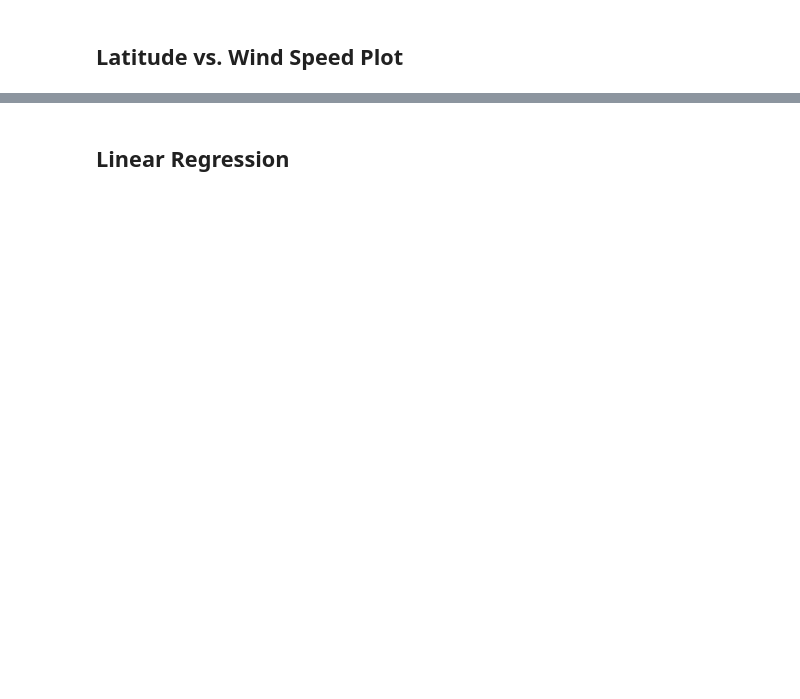
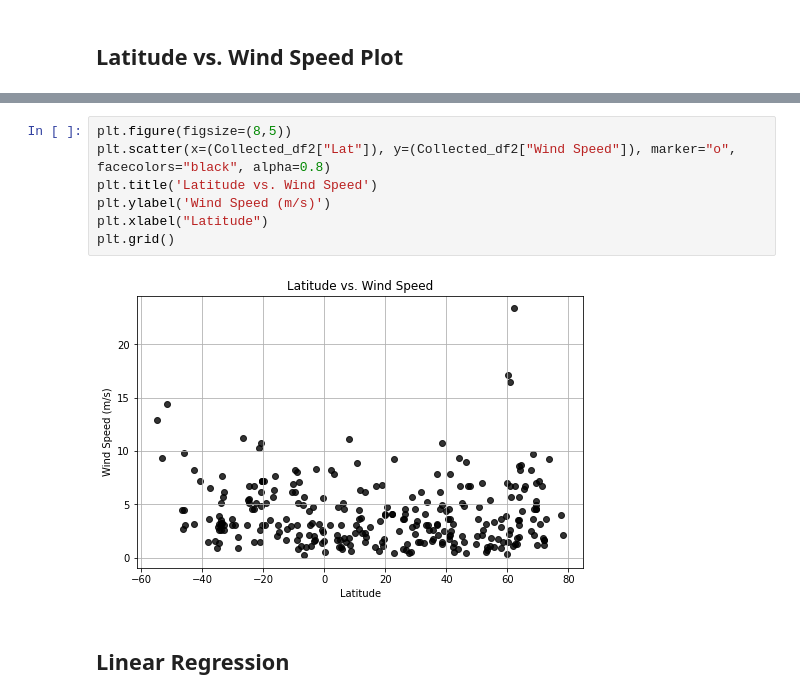
Before and after one commit to Snickett/python-api-challenge, a Jupyter notebook: WeatherPy/WeatherPy.ipynb, the cells around one changed output, grey strips where cells are left out. Cells and saved outputs as stored; diff of their text form; blank space fills up the shorter version.

```diff
--- a/WeatherPy/WeatherPy.ipynb
+++ b/WeatherPy/WeatherPy.ipynb
@@ -167,2 +194,11 @@ Int64Index([], dtype='int64')
+# %%
+plt.figure(figsize=(8,5))
+plt.scatter(x=(Collected_df2["Lat"]), y=(Collected_df2["Wind Speed"]), marker="o", facecolors="black", alpha=0.8)
+plt.title('Latitude vs. Wind Speed')
+plt.ylabel('Wind Speed (m/s)')
+plt.xlabel("Latitude")
+plt.grid()
+# %% [output]
+[figure, added]
 # %% [markdown]
 ## Linear Regression
```
Also changed, not shown: parts of 31 cells of this notebook, 2 other files.
